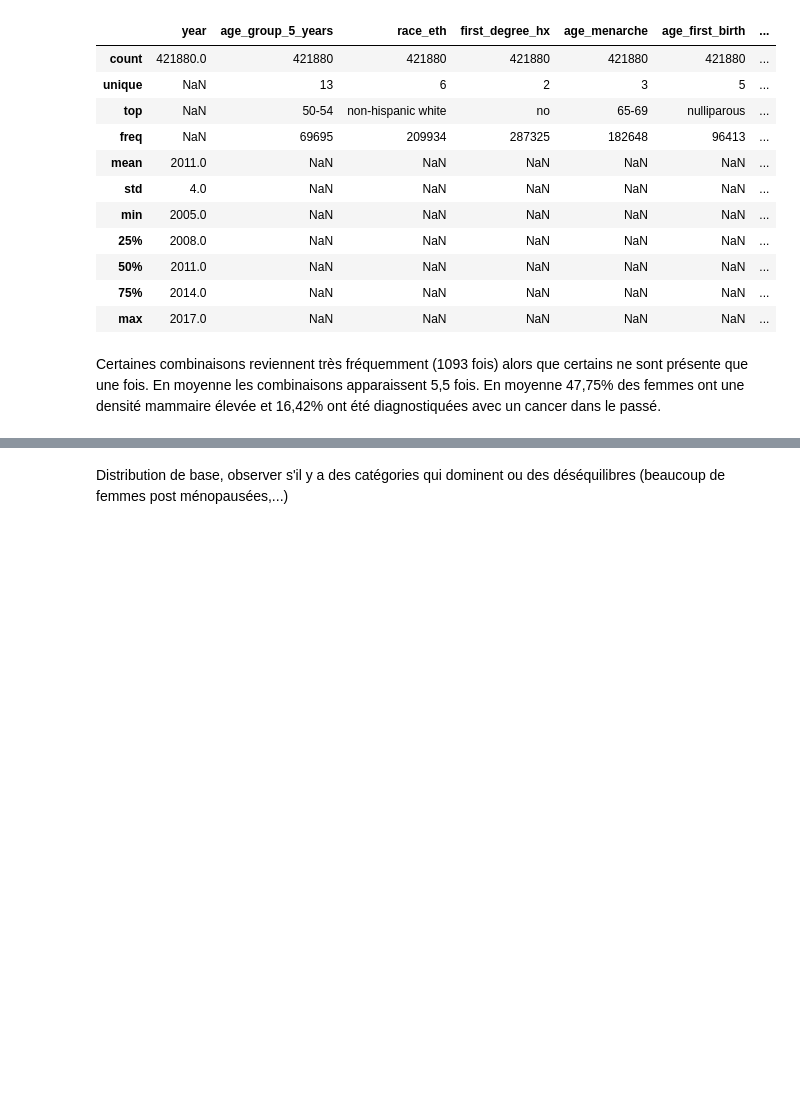
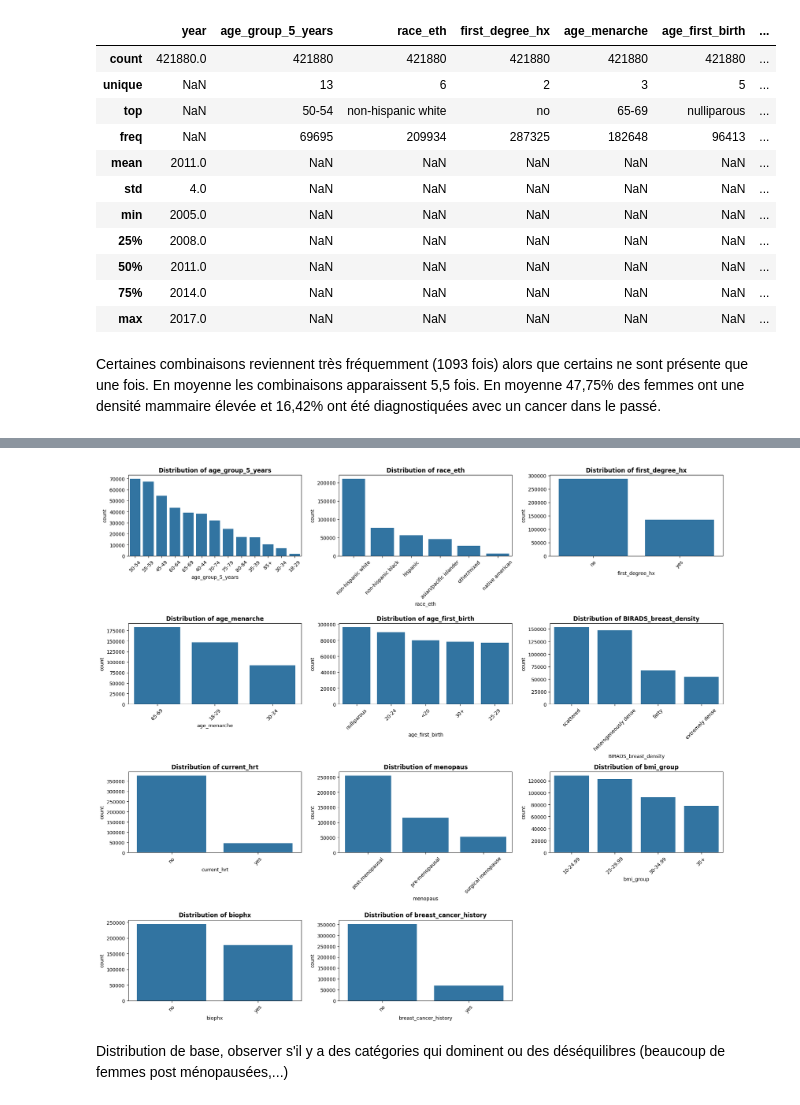
Before and after one commit to Valentinekrafft/projet-breast-cancer, a Jupyter notebook: datascience_project_breastcancer_v7_reg.ipynb, the cells around one changed output, grey strips where cells are left out. Cells and saved outputs as stored; diff of their text form; code cells hidden in the pictures; blank space fills up the shorter version.

```diff
--- a/datascience_project_breastcancer_v7_reg.ipynb
+++ b/datascience_project_breastcancer_v7_reg.ipynb
@@ -290,0 +263,22 @@ for var in cat_cols:
+# %%
+df_cleaned_agg = df_cleaned.groupby(cat_cols, as_index=False)['count'].sum()
+display(df_cleaned_agg.head())
+
+n_cols = 3
+n_rows = (len(cat_cols) + n_cols - 1) // n_cols
+
+fig, axes = plt.subplots(n_rows, n_cols, figsize=(18, 4*n_rows))
+axes = axes.flatten()
+
+for i, col in enumerate(cat_cols):
+    sns.countplot(data=df_cleaned, x=col, ax=axes[i], order=df_cleaned[col].value_counts().index)
+    axes[i].set_title(f'Distribution of {col}', fontsize=12, fontweight='bold')
+    axes[i].tick_params(axis='x', rotation=45)
+
+# Supprimer les axes vides
+for j in range(i+1, len(axes)):
+    fig.delaxes(axes[j])
+
+plt.tight_layout()
+plt.show()
+# %% [output]
@@ -291,3 +291,4 @@ for var in cat_cols:
+[figure, added]
 # %% [markdown]
 Distribution de base, observer s'il y a des catégories qui dominent ou des déséquilibres (beaucoup de femmes post ménopausées,...)
 # %%
```
Also changed, not shown: parts of 18 cells of this notebook.
